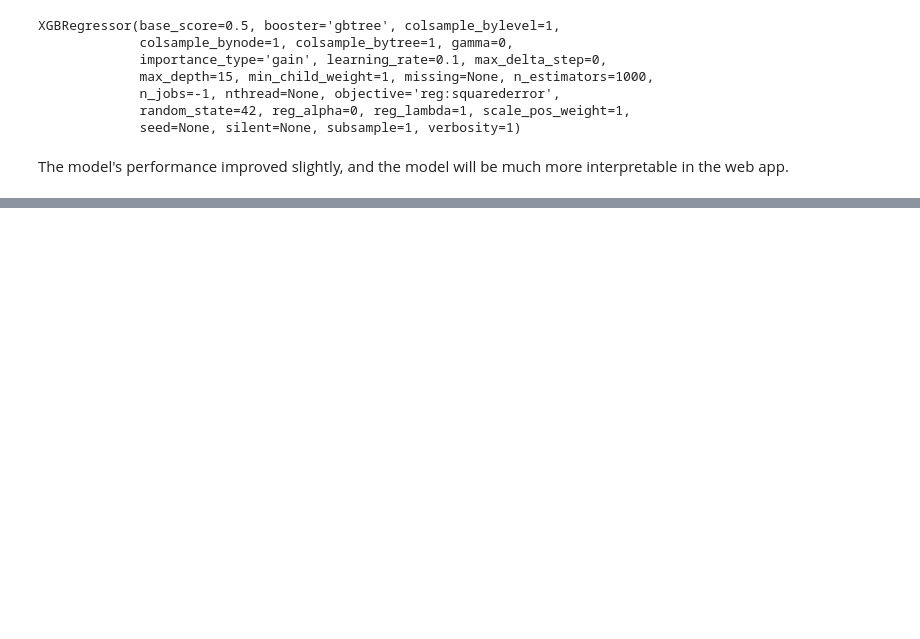
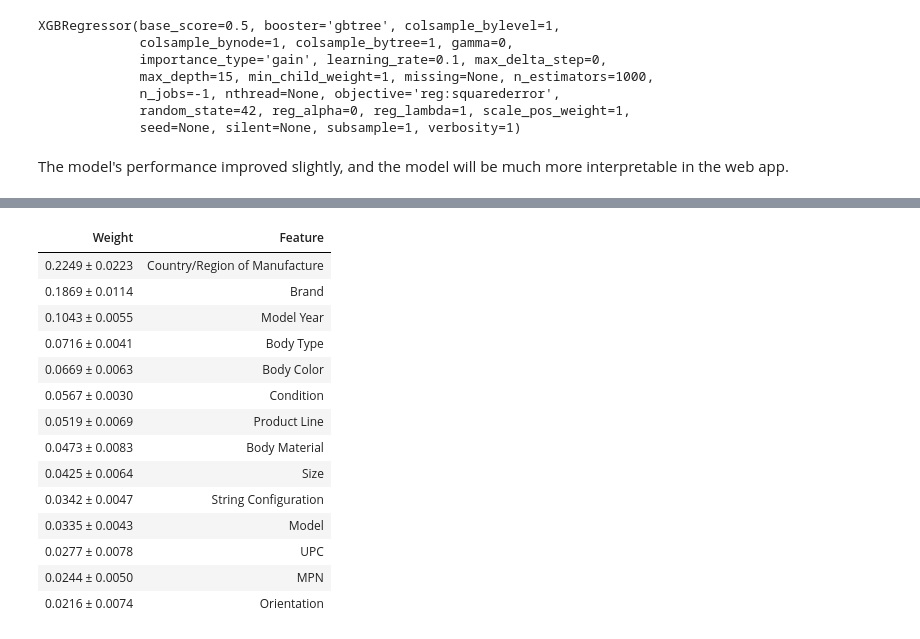
Before and after one commit to jose-marquez89/predict-guitar-value, a Jupyter notebook: IPython/modelExploration.ipynb, the cells around one changed output, grey strips where cells are left out. Drawn from its saved outputs; the diff is of its cells as text; code cells hidden in the pictures; blank space fills up the shorter version.

```diff
--- a/IPython/modelExploration.ipynb
+++ b/IPython/modelExploration.ipynb
@@ -616,0 +615,10 @@ X_test.shape
+# %%
+%%time
+# Calculate permutation importance for final xgboostregressor
+permuter = PermutationImportance(
+    model,
+    scoring='neg_mean_absolute_error',
+    n_iter=5,
+    random_state=42
+)
+permuter.fit(X_test_encoded, y_test_log)
@@ -616,0 +646,24 @@ X_test.shape
+# %%
+# Display permutation importances for xgboostregressor
+feature_names = X_test_encoded.columns.tolist()
+eli5.show_weights(
+    permuter,
+    top=None,
+    feature_names=feature_names
+)
+# %% [output]
+| Weight | Feature |
+| 0.2249 ± 0.0223 | Country/Region of Manufacture |
+| 0.1869 ± 0.0114 | Brand |
+| 0.1043 ± 0.0055 | Model Year |
+| 0.0716 ± 0.0041 | Body Type |
+| 0.0669 ± 0.0063 | Body Color |
+| 0.0567 ± 0.0030 | Condition |
+| 0.0519 ± 0.0069 | Product Line |
+| 0.0473 ± 0.0083 | Body Material |
+| 0.0425 ± 0.0064 | Size |
+| 0.0342 ± 0.0047 | String Configuration |
+| 0.0335 ± 0.0043 | Model |
+| 0.0277 ± 0.0078 | UPC |
+| 0.0244 ± 0.0050 | MPN |
+| 0.0216 ± 0.0074 | Orientation |
```
Also changed, not shown: parts of 26 cells of this notebook, 19 other files.
